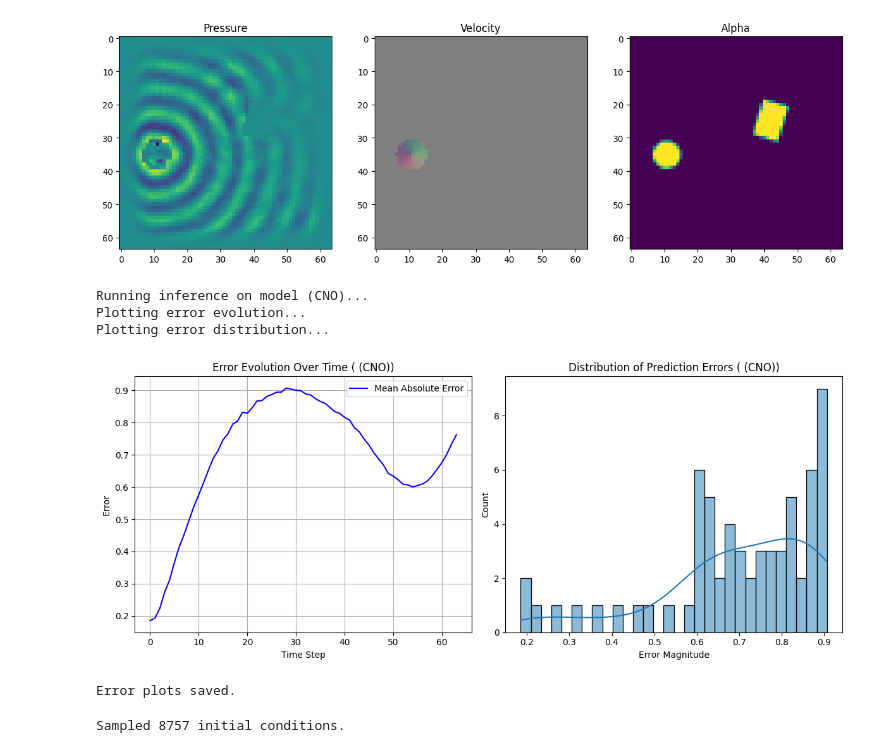
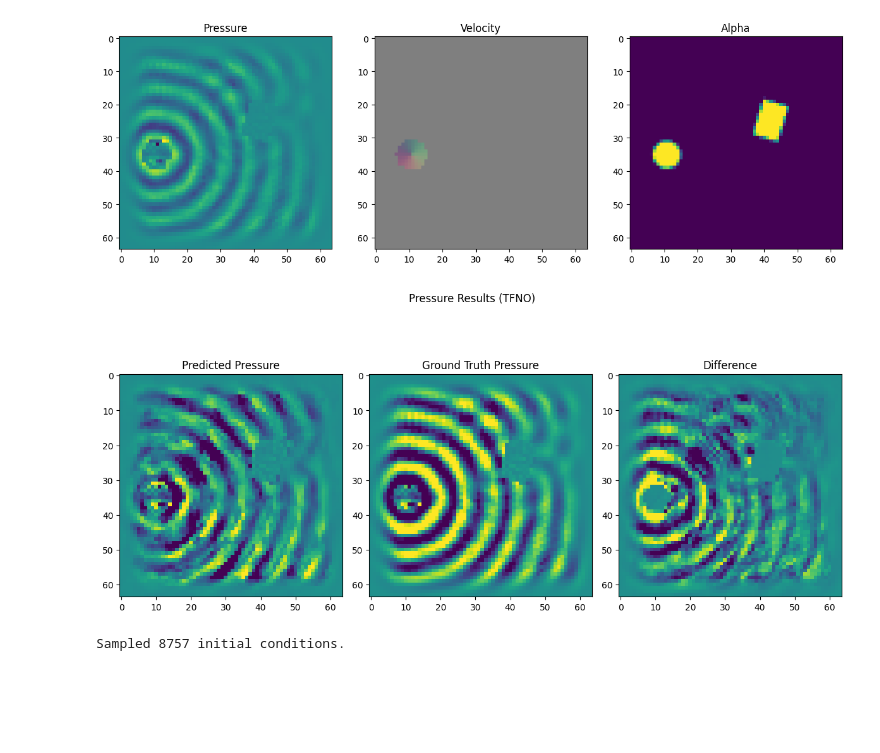
Before and after one commit to fangjunzhou/acoustic-no, a Jupyter notebook: notebooks/eval.ipynb, the cells around one changed output. Cells and saved outputs as stored; diff of their text form; code cells hidden in the pictures; blank space fills up the shorter version.

Commit message:
Update eval with U-FNO results

```diff
--- a/notebooks/eval.ipynb
+++ b/notebooks/eval.ipynb
@@ -55,7 +57,8 @@ tfno = FNO(
     n_layers=8,
     hidden_channels=128,
     projection_channel_ratio=2,
-    factorization="Tucker"
+    factorization="Tucker",
+    rank=16
 )
 tfno.load_state_dict(
     torch.load(
@@ -80,4 +83,17 @@ cno.load_state_dict(
 )
 cno.to(device)
 
+ufno = UFNO(
+    n_modes=(16, 16),
+    in_channels=depth * 3 + 1,
+    out_channels=depth,
+    width=64,
+    n_layers=6,
+)
+state_dict = torch.load("../resources/models/ufno/best_model_state_dict_64x64_h1.pt", map_location=device, weights_only=False)
+if "_metadata" in state_dict:
+    del state_dict["_metadata"]
+ufno.load_state_dict(state_dict)
+ufno.to(device)
+
 pass
@@ -112,14 +237,10 @@ eval_utils.plot_initial_conditions(dataset)
 # %% [output]
 [figure]
 # %%
-eval_utils.plot_inference_results(cno, dataset,
-                                  path=None, kind="pressure", name="CNO")
+eval_utils.plot_inference_results(tfno, dataset,
+                                  path=None, kind="pressure", name="TFNO")
 # %% [output]
-Running inference on model (CNO)...
-Plotting error evolution...
-Plotting error distribution...
-[figure, old version]
+[figure, new version]
-Error plots saved.
 # %%
 # Plot pressure for middle sample (generated iteratively)
 #eval_utils.sample_iterative(cno, dataset, device, kind="pressure", name="CNO")
```
Also changed, not shown: parts of 16 cells of this notebook, 2 other files.
